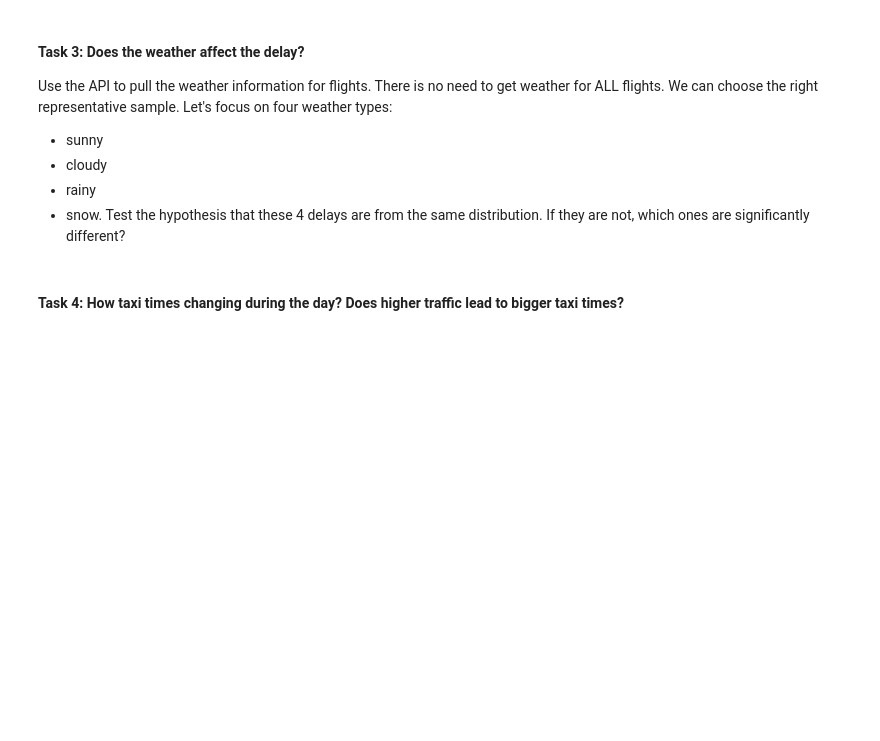
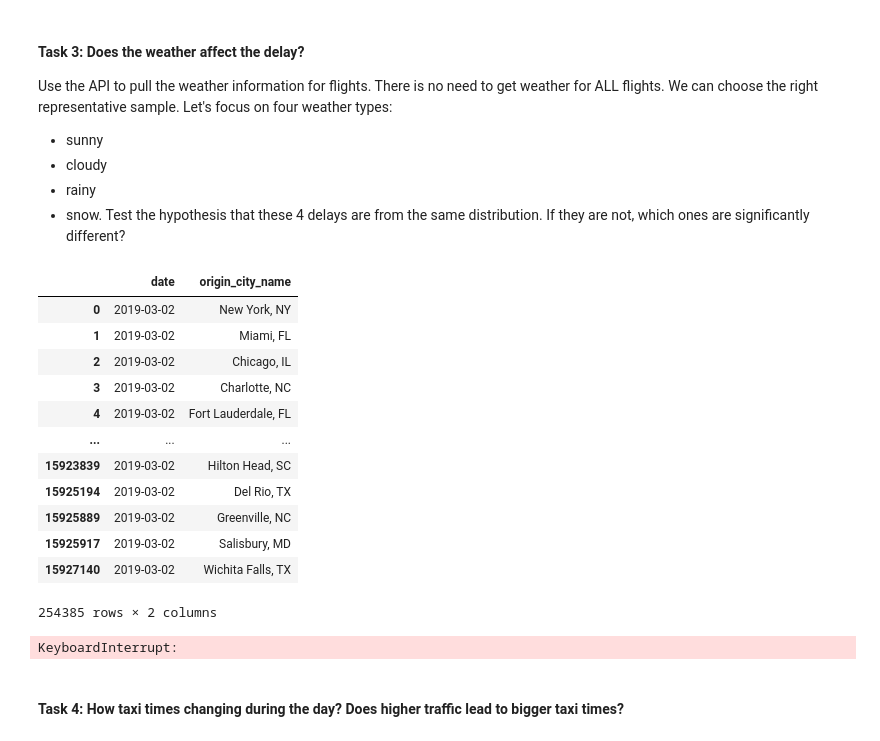
Before and after one commit to albina-m/LHL-Midterm-Flights, a Jupyter notebook: exploratory_analysis.ipynb, the cells around one changed output. Saved outputs shown, nothing was run; the diff lists cells and outputs as text; code cells hidden in the pictures; blank space fills up the shorter version.

```diff
--- a/exploratory_analysis.ipynb
+++ b/exploratory_analysis.ipynb
@@ -135,3 +135,31 @@ def get_weather(row):
     except:
         weather_at_time = weather['days'][0]['conditions']
     return weather_at_time
+# %%
+df['date'] = pd.to_datetime(df['date'])
+# %%
+df_all = df[['date', 'origin_city_name']]
+# %%
+all_cities = df_all.drop_duplicates(['date','origin_city_name']).copy(deep=True)
+# %%
+all_cities['origin_city_name'] = all_cities['origin_city_name'].str.replace('/','-')
+# %%
+all_cities
+# %% [output]
+|  | date | origin_city_name |
+| 0 | 2019-03-02 | New York, NY |
+| 1 | 2019-03-02 | Miami, FL |
+| 2 | 2019-03-02 | Chicago, IL |
+| 3 | 2019-03-02 | Charlotte, NC |
+| 4 | 2019-03-02 | Fort Lauderdale, FL |
+| ... | ... | ... |
+| 15923839 | 2019-03-02 | Hilton Head, SC |
+| 15925194 | 2019-03-02 | Del Rio, TX |
+| 15925889 | 2019-03-02 | Greenville, NC |
+| 15925917 | 2019-03-02 | Salisbury, MD |
+| 15927140 | 2019-03-02 | Wichita Falls, TX |
+254385 rows × 2 columns
+# %%
+weather = all_cities.apply(get_weather, axis=1)
+# %% [output]
+KeyboardInterrupt:
```
Also changed, not shown: parts of 6 cells of this notebook, 1 other file.
